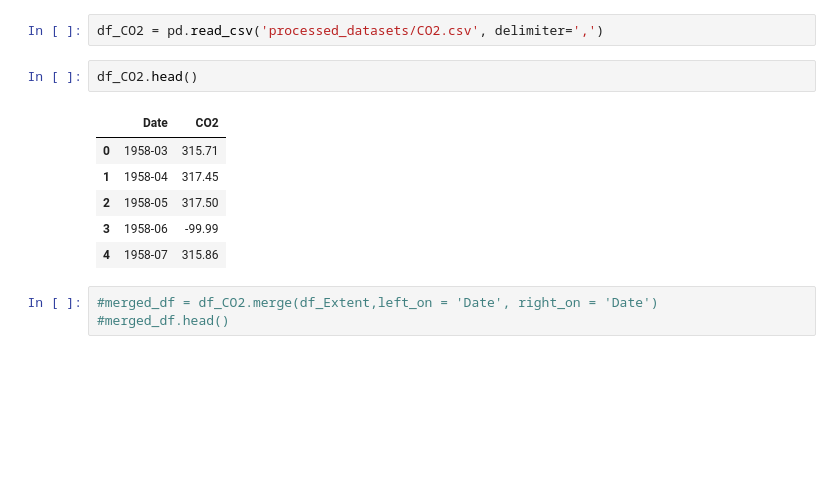
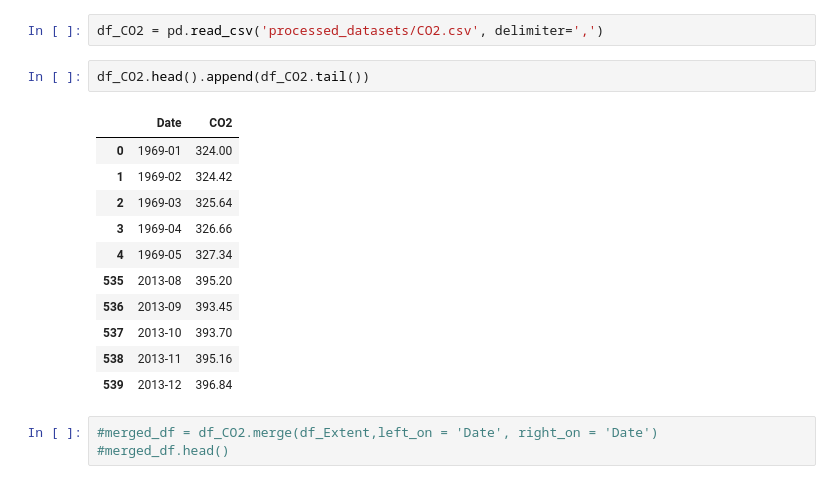
Before and after one commit to MAS-3S/SIAP-Analysis-Prediction-GMSL, a Jupyter notebook: implementation/GMSL_analysis_and_prediction.ipynb, the cells around one changed output. Drawn from its saved outputs; the diff is of its cells as text; blank space fills up the shorter version.

```diff
--- a/implementation/GMSL_analysis_and_prediction.ipynb
+++ b/implementation/GMSL_analysis_and_prediction.ipynb
@@ -71,14 +129,19 @@ df_Temp.head()
 # %%
 df_CO2 = pd.read_csv('processed_datasets/CO2.csv', delimiter=',')
 # %%
-df_CO2.head()
+df_CO2.head().append(df_CO2.tail())
 # %% [output]
 |  | Date | CO2 |
-| 0 | 1958-03 | 315.71 |
-| 1 | 1958-04 | 317.45 |
-| 2 | 1958-05 | 317.50 |
-| 3 | 1958-06 | -99.99 |
-| 4 | 1958-07 | 315.86 |
+| 0 | 1969-01 | 324.00 |
+| 1 | 1969-02 | 324.42 |
+| 2 | 1969-03 | 325.64 |
+| 3 | 1969-04 | 326.66 |
+| 4 | 1969-05 | 327.34 |
+| 535 | 2013-08 | 395.20 |
+| 536 | 2013-09 | 393.45 |
+| 537 | 2013-10 | 393.70 |
+| 538 | 2013-11 | 395.16 |
+| 539 | 2013-12 | 396.84 |
 # %%
 #merged_df = df_CO2.merge(df_Extent,left_on = 'Date', right_on = 'Date')
 #merged_df.head()
```
Also changed, not shown: parts of 8 cells of this notebook, 10 other files.
